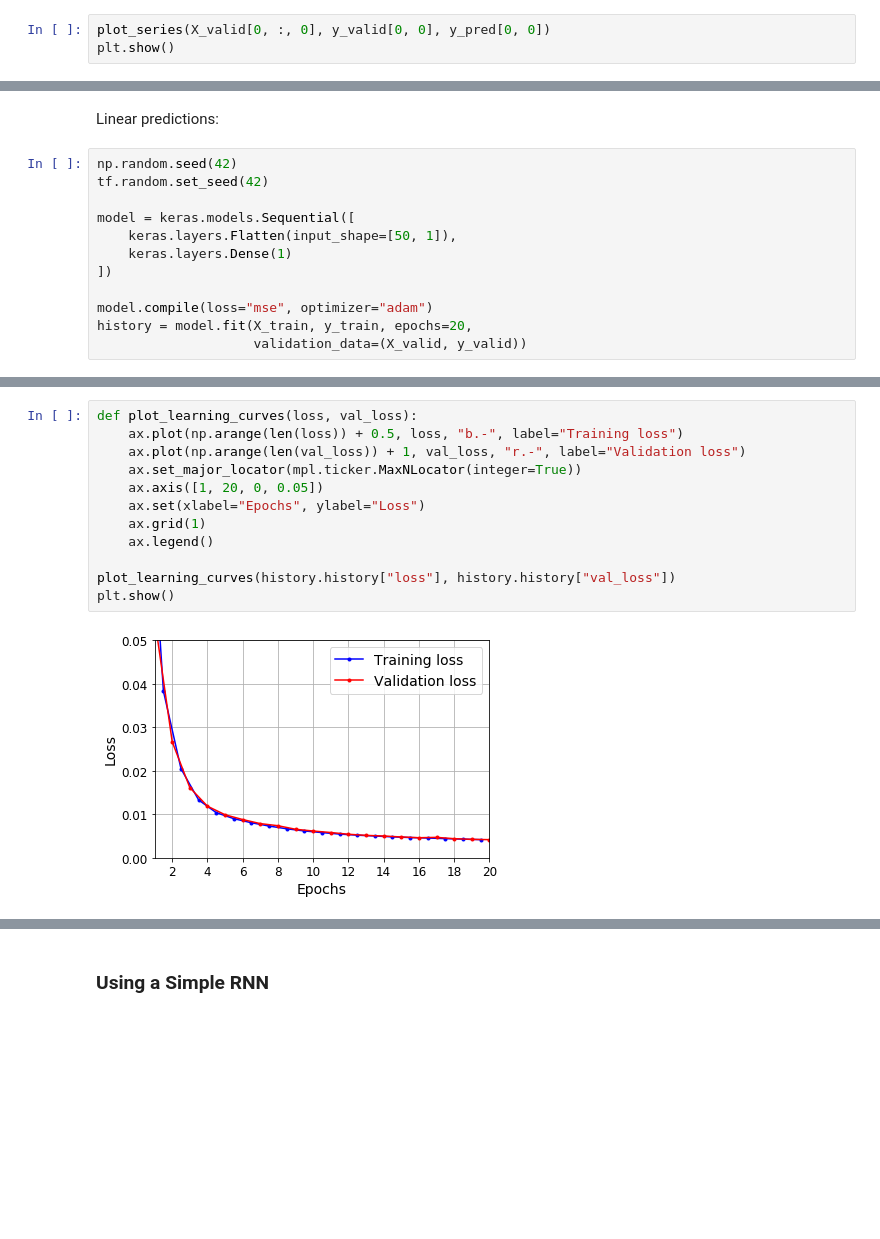
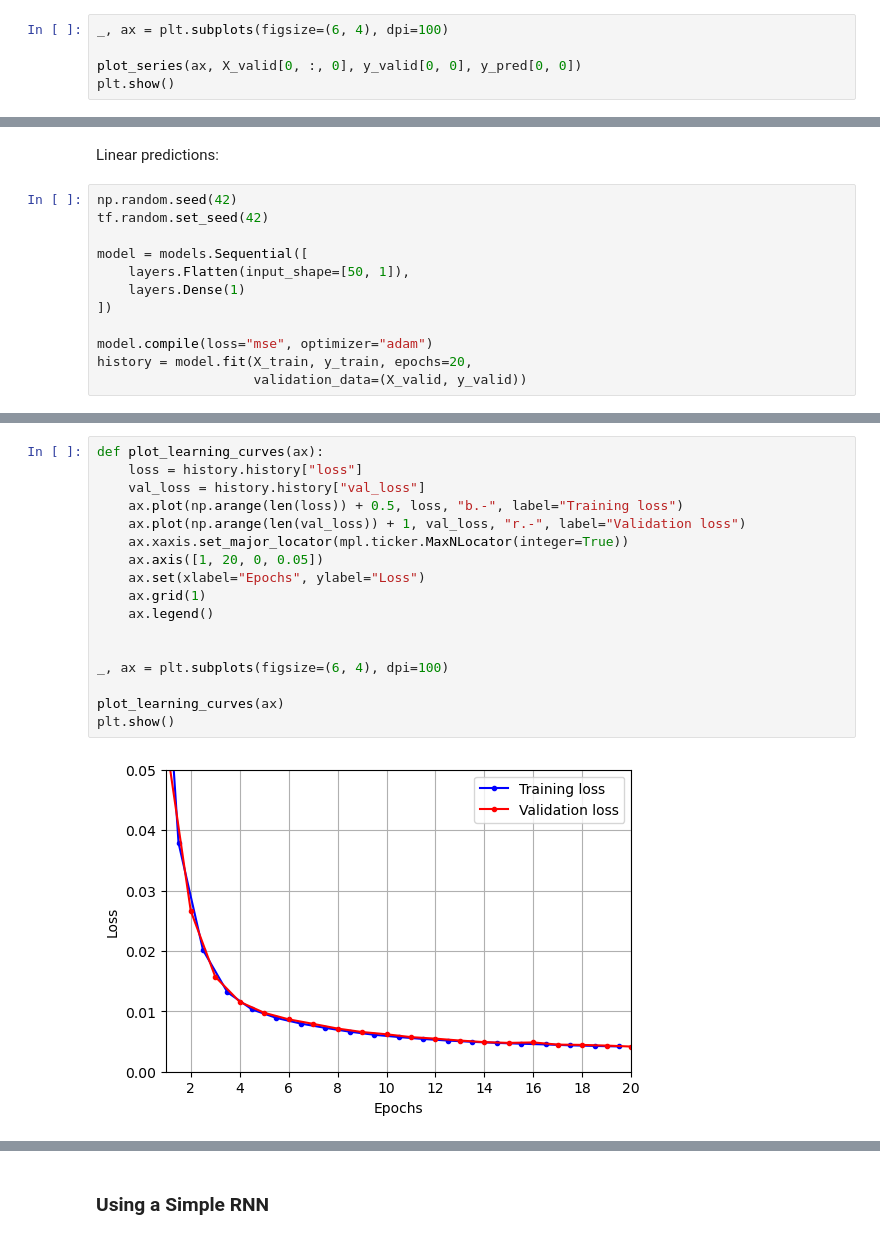
Before and after one commit to jy12060026ai/excss-stats, a Jupyter notebook: handson-dl/106-processing-sequences.ipynb, the cells around one changed output, grey strips where cells are left out. Cells and saved outputs as stored; diff of their text form; blank space fills up the shorter version.

```diff
--- a/handson-dl/106-processing-sequences.ipynb
+++ b/handson-dl/106-processing-sequences.ipynb
@@ -67,4 +77,6 @@ np.mean(keras.losses.mean_squared_error(y_valid, y_pred))
 # %%
-plot_series(X_valid[0, :, 0], y_valid[0, 0], y_pred[0, 0])
+_, ax = plt.subplots(figsize=(6, 4), dpi=100)
+
+plot_series(ax, X_valid[0, :, 0], y_valid[0, 0], y_pred[0, 0])
 plt.show()
 # %% [output]
@@ -75,9 +87,9 @@ Linear predictions:
 np.random.seed(42)
 tf.random.set_seed(42)
 
-model = keras.models.Sequential([
-    keras.layers.Flatten(input_shape=[50, 1]),
-    keras.layers.Dense(1)
+model = models.Sequential([
+    layers.Flatten(input_shape=[50, 1]),
+    layers.Dense(1)
 ])
 
 model.compile(loss="mse", optimizer="adam")
@@ -109,16 +122,21 @@ model.evaluate(X_valid, y_valid)
 # %%
-def plot_learning_curves(loss, val_loss):
+def plot_learning_curves(ax):
+    loss = history.history["loss"]
+    val_loss = history.history["val_loss"]
     ax.plot(np.arange(len(loss)) + 0.5, loss, "b.-", label="Training loss")
     ax.plot(np.arange(len(val_loss)) + 1, val_loss, "r.-", label="Validation loss")
-    ax.set_major_locator(mpl.ticker.MaxNLocator(integer=True))
+    ax.xaxis.set_major_locator(mpl.ticker.MaxNLocator(integer=True))
     ax.axis([1, 20, 0, 0.05])
     ax.set(xlabel="Epochs", ylabel="Loss")
     ax.grid(1)
     ax.legend()
 
-plot_learning_curves(history.history["loss"], history.history["val_loss"])
+
+_, ax = plt.subplots(figsize=(6, 4), dpi=100)
+
+plot_learning_curves(ax)
 plt.show()
 # %% [output]
-[figure, old version]
+[figure, new version]
 # %%
 y_pred = model.predict(X_valid)
```
Also changed, not shown: parts of 62 cells of this notebook.
